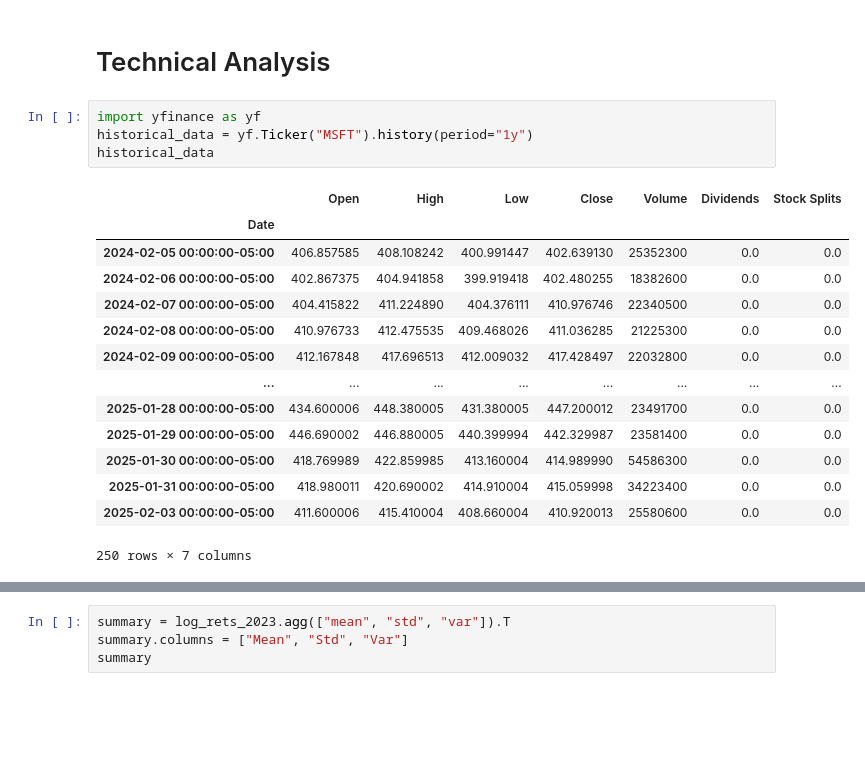
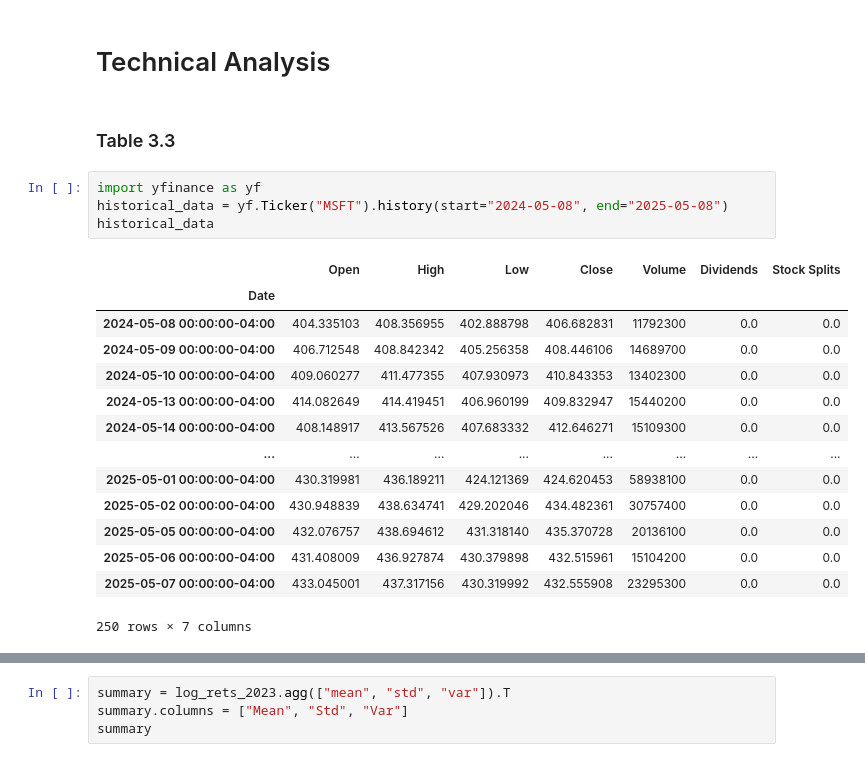
Before and after one commit to robert0714/manning-investing-programmers-stefan-papp-2025, a Jupyter notebook: ch03.ipynb, the cells around one changed output, grey strips where cells are left out. Drawn from its saved outputs; the diff is of its cells as text; blank space fills up the shorter version.

```diff
--- a/ch03.ipynb
+++ b/ch03.ipynb
@@ -189,22 +189,24 @@ for i in range(0,4):
 2021-09-30 00:00:00: 2.163924552226977
 # %% [markdown]
 # Technical Analysis
+# %% [markdown]
+### Table 3.3
 # %%
 import yfinance as yf
-historical_data = yf.Ticker("MSFT").history(period="1y")
+historical_data = yf.Ticker("MSFT").history(start="2024-05-08", end="2025-05-08")
 historical_data
 # %% [output]
 |  | Open | High | Low | Close | Volume | Dividends | Stock Splits |
 | Date |  |  |  |  |  |  |  |
-| 2024-02-05 00:00:00-05:00 | 406.857585 | 408.108242 | 400.991447 | 402.639130 | 25352300 | 0.0 | 0.0 |
-| 2024-02-06 00:00:00-05:00 | 402.867375 | 404.941858 | 399.919418 | 402.480255 | 18382600 | 0.0 | 0.0 |
-| 2024-02-07 00:00:00-05:00 | 404.415822 | 411.224890 | 404.376111 | 410.976746 | 22340500 | 0.0 | 0.0 |
-| 2024-02-08 00:00:00-05:00 | 410.976733 | 412.475535 | 409.468026 | 411.036285 | 21225300 | 0.0 | 0.0 |
-| 2024-02-09 00:00:00-05:00 | 412.167848 | 417.696513 | 412.009032 | 417.428497 | 22032800 | 0.0 | 0.0 |
+| 2024-05-08 00:00:00-04:00 | 404.335103 | 408.356955 | 402.888798 | 406.682831 | 11792300 | 0.0 | 0.0 |
+| 2024-05-09 00:00:00-04:00 | 406.712548 | 408.842342 | 405.256358 | 408.446106 | 14689700 | 0.0 | 0.0 |
+| 2024-05-10 00:00:00-04:00 | 409.060277 | 411.477355 | 407.930973 | 410.843353 | 13402300 | 0.0 | 0.0 |
+| 2024-05-13 00:00:00-04:00 | 414.082649 | 414.419451 | 406.960199 | 409.832947 | 15440200 | 0.0 | 0.0 |
+| 2024-05-14 00:00:00-04:00 | 408.148917 | 413.567526 | 407.683332 | 412.646271 | 15109300 | 0.0 | 0.0 |
 | ... | ... | ... | ... | ... | ... | ... | ... |
-| 2025-01-28 00:00:00-05:00 | 434.600006 | 448.380005 | 431.380005 | 447.200012 | 23491700 | 0.0 | 0.0 |
-| 2025-01-29 00:00:00-05:00 | 446.690002 | 446.880005 | 440.399994 | 442.329987 | 23581400 | 0.0 | 0.0 |
-| 2025-01-30 00:00:00-05:00 | 418.769989 | 422.859985 | 413.160004 | 414.989990 | 54586300 | 0.0 | 0.0 |
-| 2025-01-31 00:00:00-05:00 | 418.980011 | 420.690002 | 414.910004 | 415.059998 | 34223400 | 0.0 | 0.0 |
-| 2025-02-03 00:00:00-05:00 | 411.600006 | 415.410004 | 408.660004 | 410.920013 | 25580600 | 0.0 | 0.0 |
+| 2025-05-01 00:00:00-04:00 | 430.319981 | 436.189211 | 424.121369 | 424.620453 | 58938100 | 0.0 | 0.0 |
+| 2025-05-02 00:00:00-04:00 | 430.948839 | 438.634741 | 429.202046 | 434.482361 | 30757400 | 0.0 | 0.0 |
+| 2025-05-05 00:00:00-04:00 | 432.076757 | 438.694612 | 431.318140 | 435.370728 | 20136100 | 0.0 | 0.0 |
+| 2025-05-06 00:00:00-04:00 | 431.408009 | 436.927874 | 430.379898 | 432.515961 | 15104200 | 0.0 | 0.0 |
+| 2025-05-07 00:00:00-04:00 | 433.045001 | 437.317156 | 430.319992 | 432.555908 | 23295300 | 0.0 | 0.0 |
 250 rows × 7 columns
```
Also changed, not shown: parts of 21 cells of this notebook, 2 other files.
